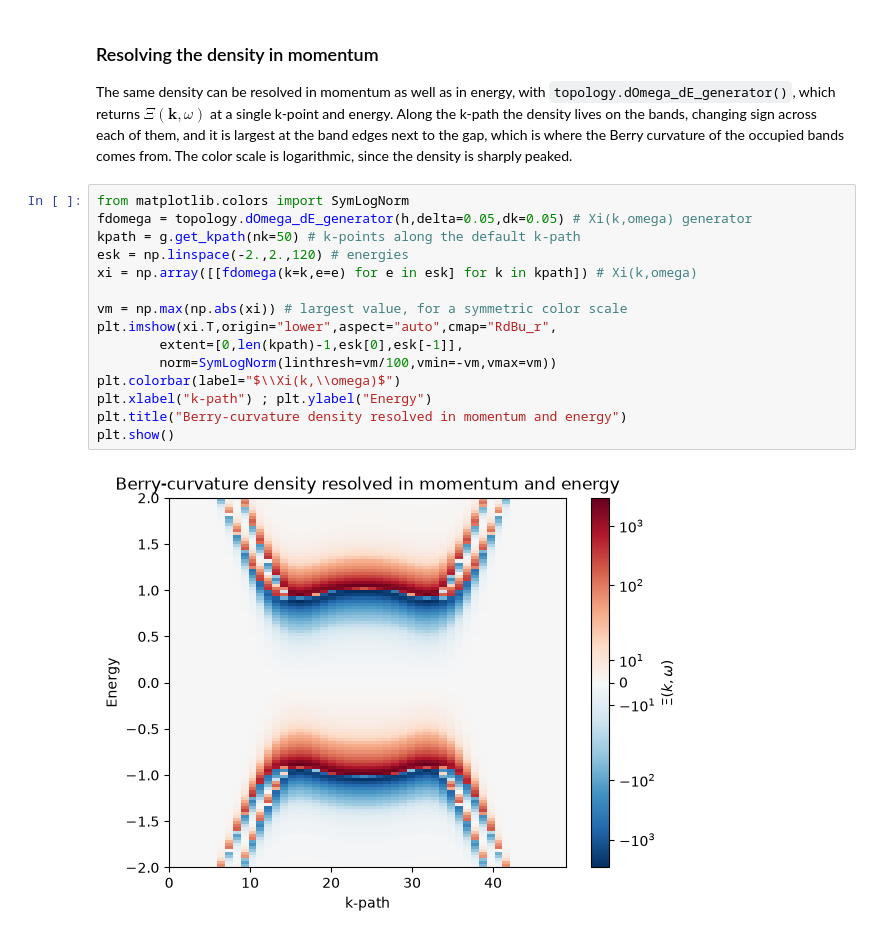
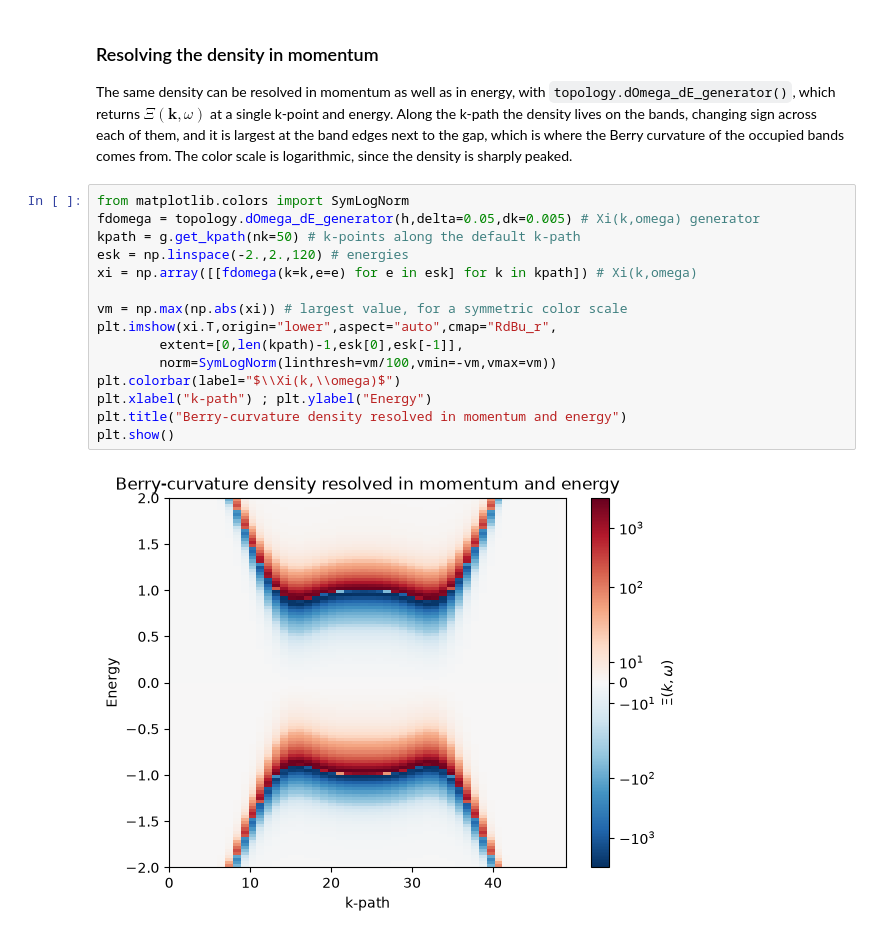
Before and after one commit to joselado/pyqula, a Jupyter notebook: jupyter-notebooks/functionalities/topological_characterization/03_frequency_resolved_topological_density.ipynb, the cells around one changed output. Drawn from its saved outputs; the diff is of its cells as text.

```diff
--- a/jupyter-notebooks/functionalities/topological_characterization/03_frequency_resolved_topological_density.ipynb
+++ b/jupyter-notebooks/functionalities/topological_characterization/03_frequency_resolved_topological_density.ipynb
@@ -55,18 +79,18 @@ is largest at the band edges next to the gap, which is where the Berry curvature
 bands comes from. The color scale is logarithmic, since the density is sharply peaked.
 # %%
 from matplotlib.colors import SymLogNorm
-fdomega = topology.dOmega_dE_generator(h,delta=0.05,dk=0.05) # Xi(k,omega) generator
+fdomega = topology.dOmega_dE_generator(h,delta=0.05,dk=0.005) # Xi(k,omega) generator
 kpath = g.get_kpath(nk=50) # k-points along the default k-path
 esk = np.linspace(-2.,2.,120) # energies
 xi = np.array([[fdomega(k=k,e=e) for e in esk] for k in kpath]) # Xi(k,omega)
 
 vm = np.max(np.abs(xi)) # largest value, for a symmetric color scale
 plt.imshow(xi.T,origin="lower",aspect="auto",cmap="RdBu_r",
         extent=[0,len(kpath)-1,esk[0],esk[-1]],
         norm=SymLogNorm(linthresh=vm/100,vmin=-vm,vmax=vm))
 plt.colorbar(label="$\\Xi(k,\\omega)$")
 plt.xlabel("k-path") ; plt.ylabel("Energy")
 plt.title("Berry-curvature density resolved in momentum and energy")
 plt.show()
 # %% [output]
-[figure, old version]
+[figure, new version]
```
Also changed, not shown: parts of 3 cells of this notebook, 6 other files.
